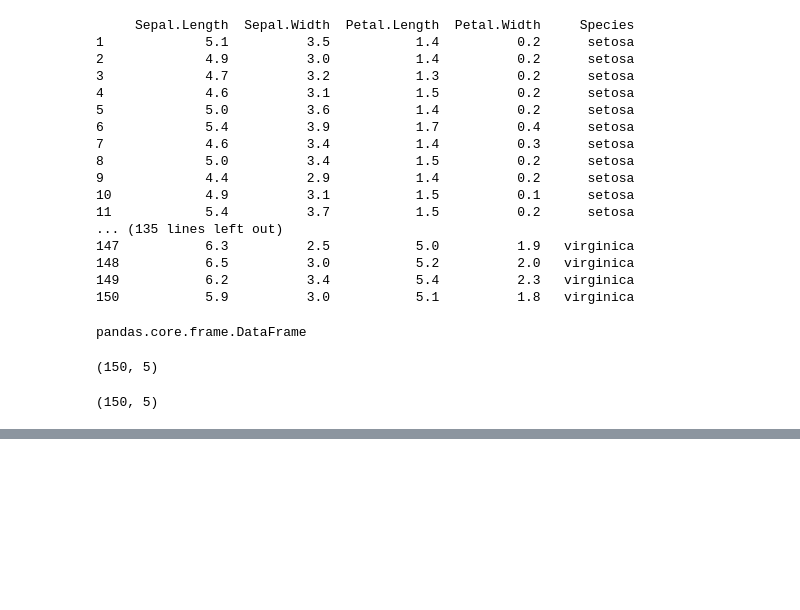
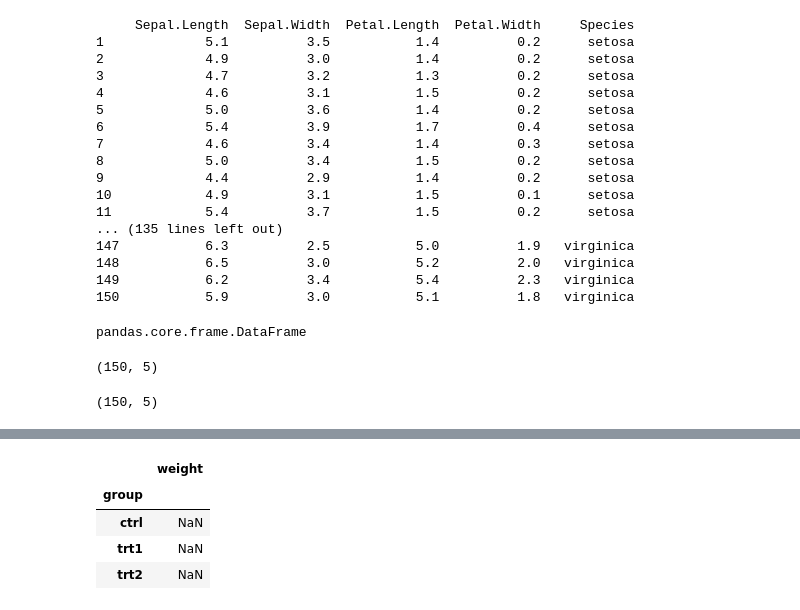
Before and after one commit to AlineSouzaSantos/Pyhton_Dados, a Jupyter notebook: ExerciciosWomakers.ipynb, the cells around one changed output, grey strips where cells are left out. Cells and saved outputs as stored; diff of their text form; code cells hidden in the pictures; blank space fills up the shorter version.

```diff
--- a/ExerciciosWomakers.ipynb
+++ b/ExerciciosWomakers.ipynb
@@ -90,0 +130,9 @@ print(linhas_colunas(iris))
+# %%
+#2
+media[media>6]
+# %% [output]
+|  | weight |
+| group |  |
+| ctrl | NaN |
+| trt1 | NaN |
+| trt2 | NaN |
```
Also changed, not shown: parts of 5 cells of this notebook.
